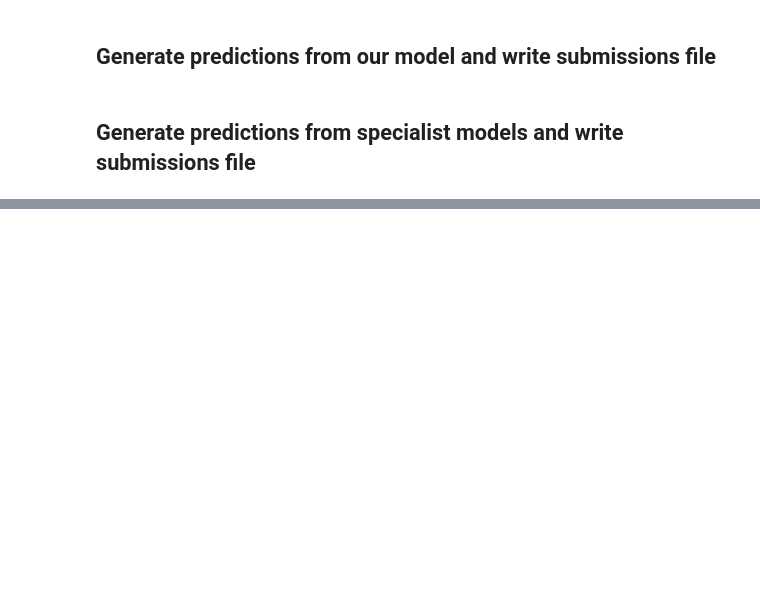
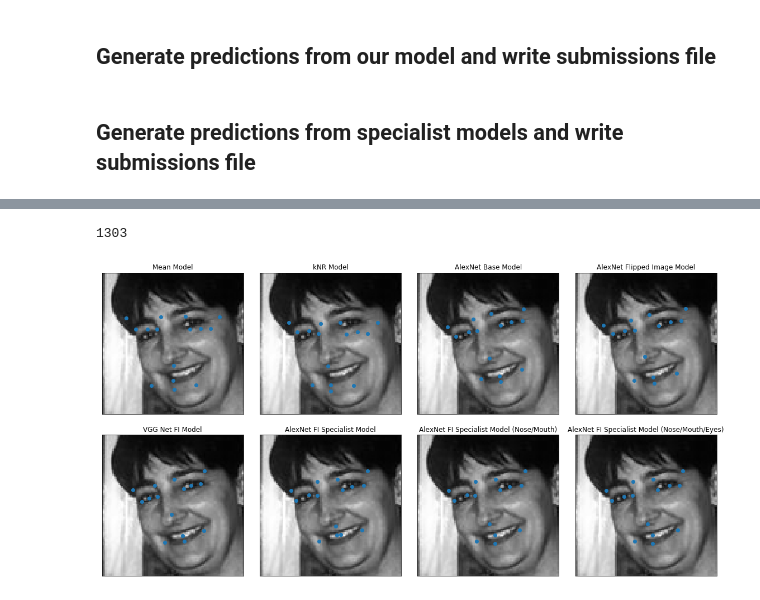
Before and after one commit to tomgoter/w207_finalproject, a Jupyter notebook: submission_notebook.ipynb, the cells around one changed output, grey strips where cells are left out. Drawn from its saved outputs; the diff is of its cells as text; code cells hidden in the pictures; blank space fills up the shorter version.

```diff
--- a/submission_notebook.ipynb
+++ b/submission_notebook.ipynb
@@ -454,0 +679,16 @@ plt.imshow(test_X[-100].reshape(96,96))
+# %%
+fig, axes = plt.subplots(2,len(prediction_list)//2, figsize=(20,10), subplot_kw={'xticks': [], 'yticks': []})
+axes = axes.flatten()
+# Grab a random image
+im_num = np.random.randint(len(test_X))
+print(im_num)
+for p, (name, pred) in enumerate(prediction_list):
+    # Show the keypoint predictions for all of our eight models that we submitted for one random image
+    axes[p].imshow(test_X[im_num].reshape(96,96), cmap='gray')
+    axes[p].set_title(name)
+    axes[p].scatter(x=pred.iloc[im_num,::2].values.astype(float),y=pred.iloc[im_num,1::2].values.astype(float))
+
+plt.subplots_adjust(wspace=0.05,hspace=0.15)
+# %% [output]
+1303
+[figure, added]
```
Also changed, not shown: parts of 30 cells of this notebook, 6 other files.
